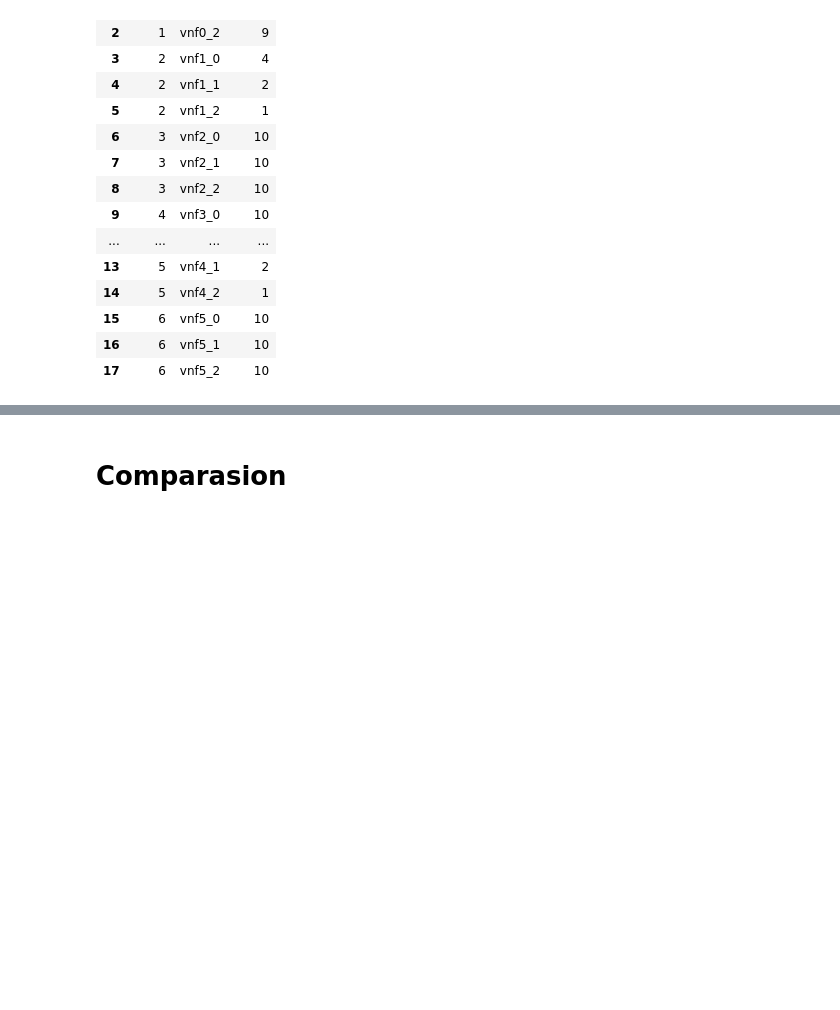
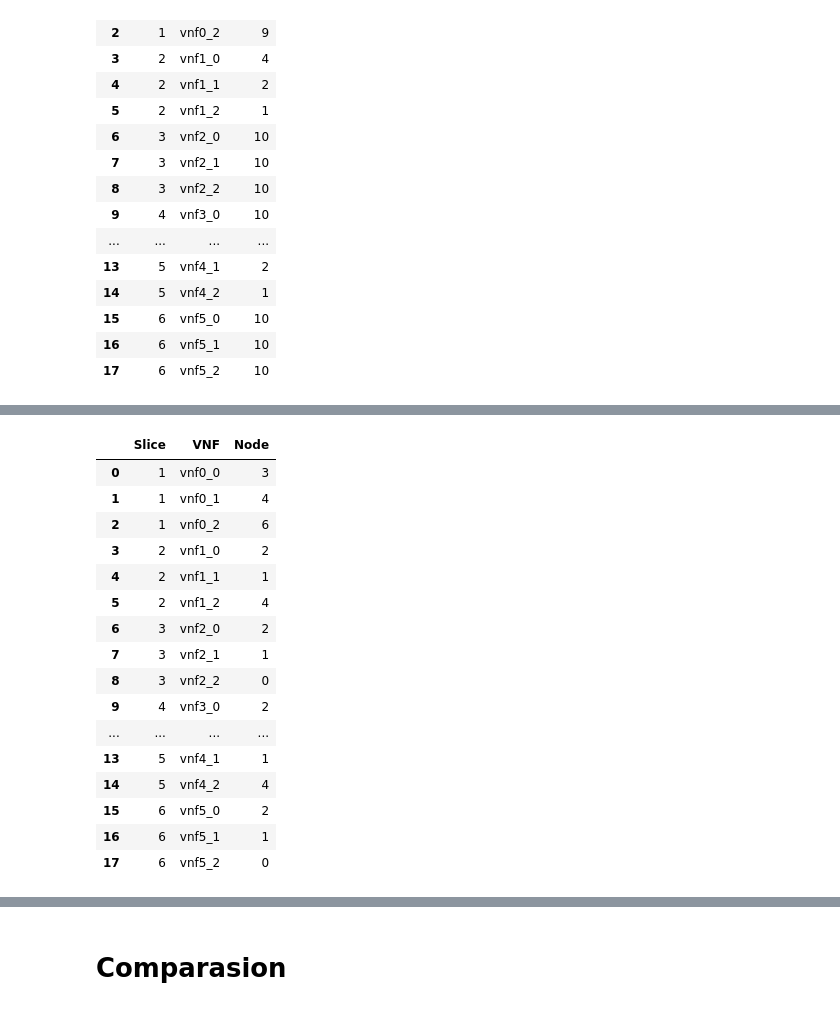
Before and after one commit to ceciliadesousaluzalmeida/5g-slicing-energy-effiiciency, a Jupyter notebook: simulator/32_node_a-star.ipynb, the cells around one changed output, grey strips where cells are left out. Cells and saved outputs as stored; diff of their text form; code cells hidden in the pictures; blank space fills up the shorter version.

```diff
--- a/simulator/32_node_a-star.ipynb
+++ b/simulator/32_node_a-star.ipynb
@@ -10,7 +10,22 @@ draw_graph(G)
 # %%
 from generate_slices import generate_random_slices, vnf_profiles
+import pandas as pd
 
+# Generate the slices
 slices = generate_random_slices(G, vnf_profiles, 6)
 
-print (slices)
+# Convert to readable table
+slices_data = []
+for i, (vnfs, vls) in enumerate(slices):
+    slices_data.append({
+        "Slice": i + 1,
+        "VNF IDs": [v["id"] for v in vnfs],
+        "VNF CPUs": [v["cpu"] for v in vnfs],
+        "VL Pairs": [(vl["from"], vl["to"]) for vl in vls],
+        "VL Bandwidths": [vl["bandwidth"] for vl in vls],
+        "VL Latencies": [vl["latency"] for vl in vls]
+    })
+
+df_slices = pd.DataFrame(slices_data)
+df_slices
 # %% [output]
@@ -362,0 +402,35 @@ df_placement
+# %%
+import pandas as pd
+
+vnf_placement_data = []
+
+for slice_index, result in enumerate(fabo_results):
+    if result is not None:
+        for vnf_id, node in result.placed_vnfs.items():
+            vnf_placement_data.append({
+                "Slice": slice_index + 1,
+                "VNF": vnf_id,
+                "Node": node
+            })
+
+df_placement = pd.DataFrame(vnf_placement_data)
+df_placement = df_placement.sort_values(by=["Slice", "VNF"])
+df_placement
+# %% [output]
+|  | Slice | VNF | Node |
+| 0 | 1 | vnf0_0 | 3 |
+| 1 | 1 | vnf0_1 | 4 |
+| 2 | 1 | vnf0_2 | 6 |
+| 3 | 2 | vnf1_0 | 2 |
+| 4 | 2 | vnf1_1 | 1 |
+| 5 | 2 | vnf1_2 | 4 |
+| 6 | 3 | vnf2_0 | 2 |
+| 7 | 3 | vnf2_1 | 1 |
+| 8 | 3 | vnf2_2 | 0 |
+| 9 | 4 | vnf3_0 | 2 |
+| ... | ... | ... | ... |
+| 13 | 5 | vnf4_1 | 1 |
+| 14 | 5 | vnf4_2 | 4 |
+| 15 | 6 | vnf5_0 | 2 |
+| 16 | 6 | vnf5_1 | 1 |
+| 17 | 6 | vnf5_2 | 0 |
```
Also changed, not shown: parts of 12 cells of this notebook, 3 other files.
